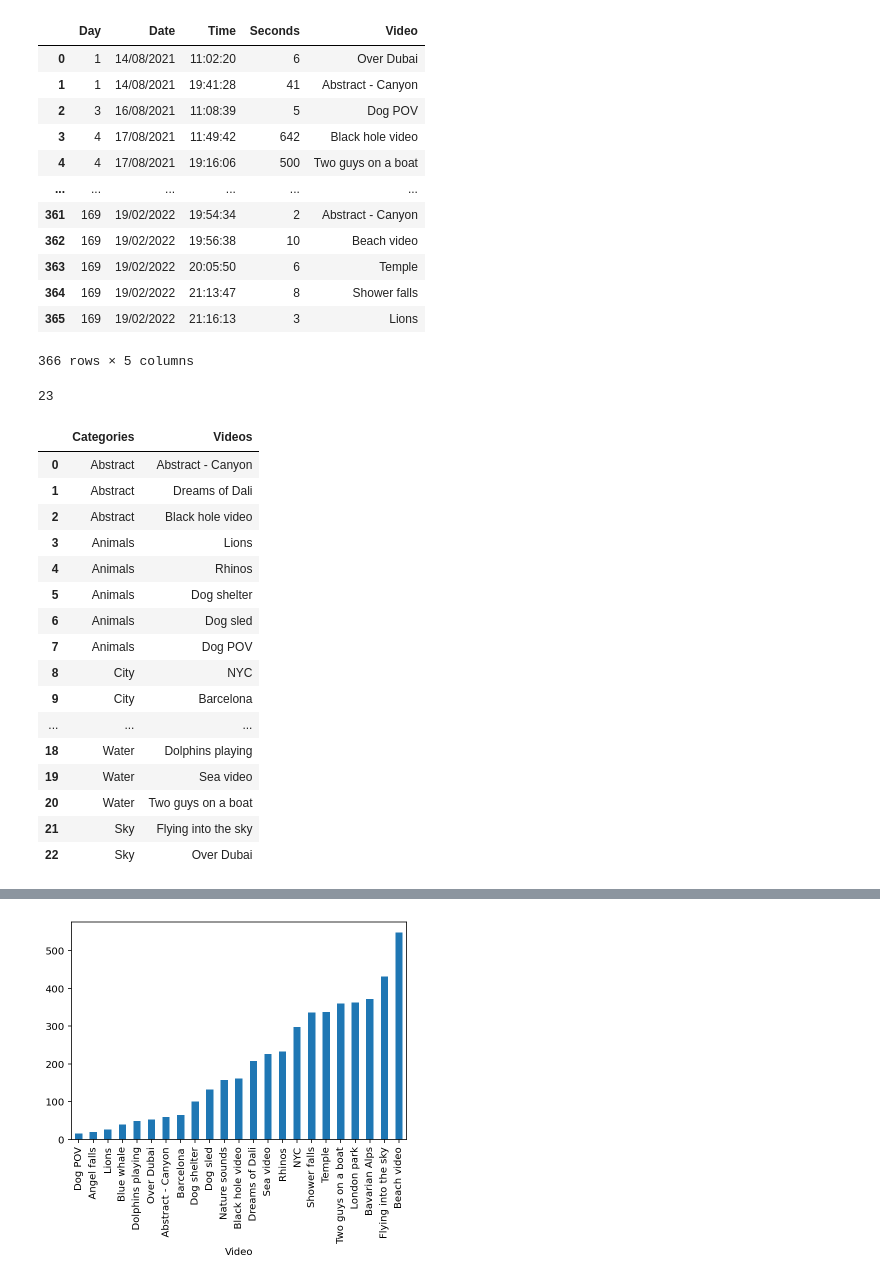
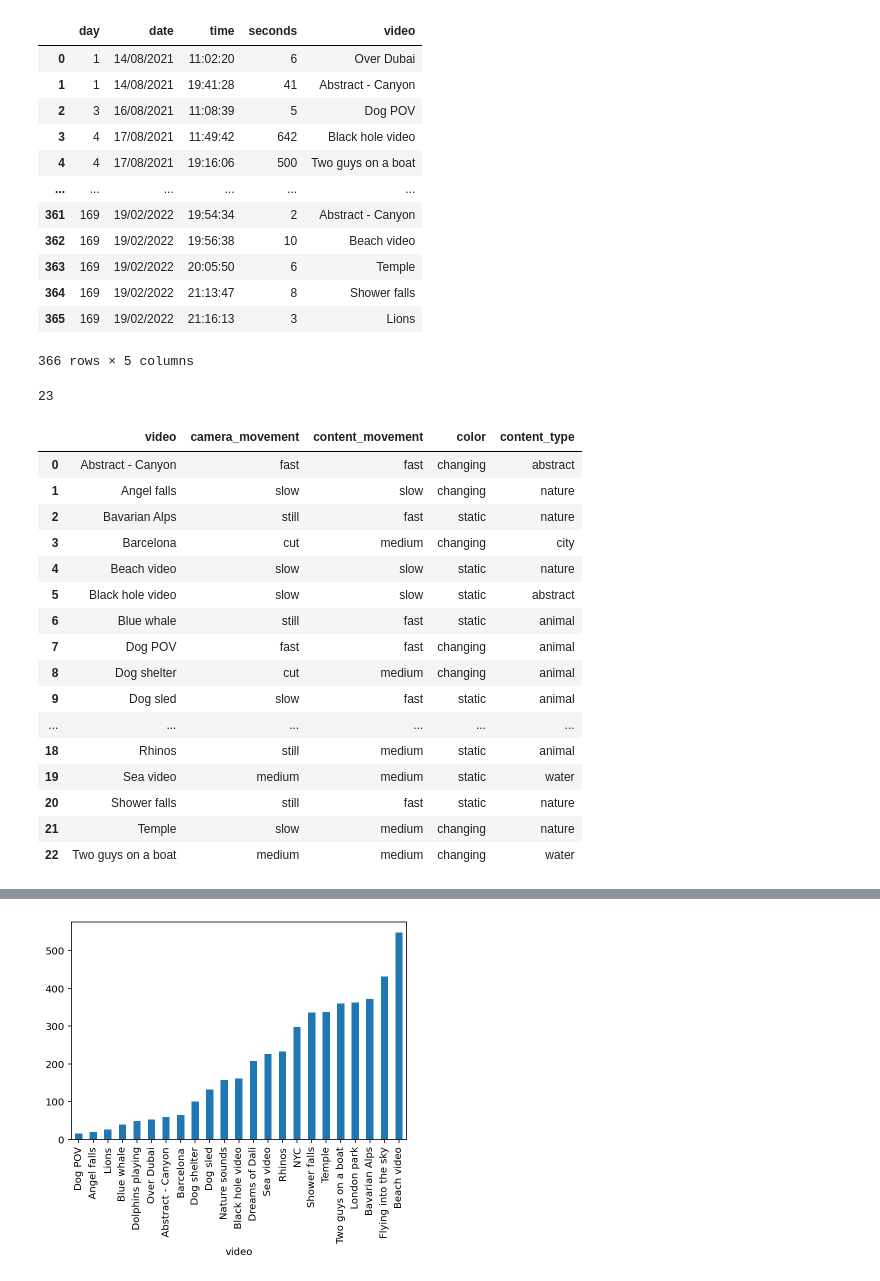
Before and after one commit to AurelienNioche/DoggyVision, a Jupyter notebook: main.ipynb, the cells around one changed output, grey strips where cells are left out. Saved outputs shown, nothing was run; the diff lists cells and outputs as text; code cells hidden in the pictures.

```diff
--- a/main.ipynb
+++ b/main.ipynb
@@ -4,13 +6,13 @@ import numpy as np
 # %%
 df = pd.read_csv("data/data.csv", index_col=0)
-df = df.drop(df[df.Time == "/"].index)
-df = df.drop(df[df.Video == "/"].index)
+df = df.drop(df[df.time == "/"].index)
+df = df.drop(df[df.video == "/"].index)
 df = df.dropna()
 df = df.reset_index()
-df.Seconds = pd.to_numeric(df.Seconds)
+df.seconds = pd.to_numeric(df.seconds)
 df
 # %% [output]
-|  | Day | Date | Time | Seconds | Video |
+|  | day | date | time | seconds | video |
 | 0 | 1 | 14/08/2021 | 11:02:20 | 6 | Over Dubai |
 | 1 | 1 | 14/08/2021 | 19:41:28 | 41 | Abstract - Canyon |
 | 2 | 3 | 16/08/2021 | 11:08:39 | 5 | Dog POV |
@@ -29,23 +31,23 @@ n_video
 # %% [output]
 23
 # %%
-df_labels = pd.read_csv("data/video_labels.csv")
+df_labels = pd.read_csv("data/video_labels_05072022.csv")
 df_labels
 # %% [output]
-|  | Categories | Videos |
-| 0 | Abstract | Abstract - Canyon |
-| 1 | Abstract | Dreams of Dali |
-| 2 | Abstract | Black hole video |
-| 3 | Animals | Lions |
-| 4 | Animals | Rhinos |
-| 5 | Animals | Dog shelter |
-| 6 | Animals | Dog sled |
-| 7 | Animals | Dog POV |
-| 8 | City | NYC |
-| 9 | City | Barcelona |
-| ... | ... | ... |
-| 18 | Water | Dolphins playing |
-| 19 | Water | Sea video |
-| 20 | Water | Two guys on a boat |
-| 21 | Sky | Flying into the sky |
-| 22 | Sky | Over Dubai |
+|  | video | camera_movement | content_movement | color | content_type |
+| 0 | Abstract - Canyon | fast | fast | changing | abstract |
+| 1 | Angel falls | slow | slow | changing | nature |
+| 2 | Bavarian Alps | still | fast | static | nature |
+| 3 | Barcelona | cut | medium | changing | city |
+| 4 | Beach video | slow | slow | static | nature |
+| 5 | Black hole video | slow | slow | static | abstract |
+| 6 | Blue whale | still | fast | static | animal |
+| 7 | Dog POV | fast | fast | changing | animal |
+| 8 | Dog shelter | cut | medium | changing | animal |
+| 9 | Dog sled | slow | fast | static | animal |
+| ... | ... | ... | ... | ... | ... |
+| 18 | Rhinos | still | medium | static | animal |
+| 19 | Sea video | medium | medium | static | water |
+| 20 | Shower falls | still | fast | static | nature |
+| 21 | Temple | slow | medium | changing | nature |
+| 22 | Two guys on a boat | medium | medium | changing | water |
```
Also changed, not shown: parts of 22 cells of this notebook, 6 other files.
